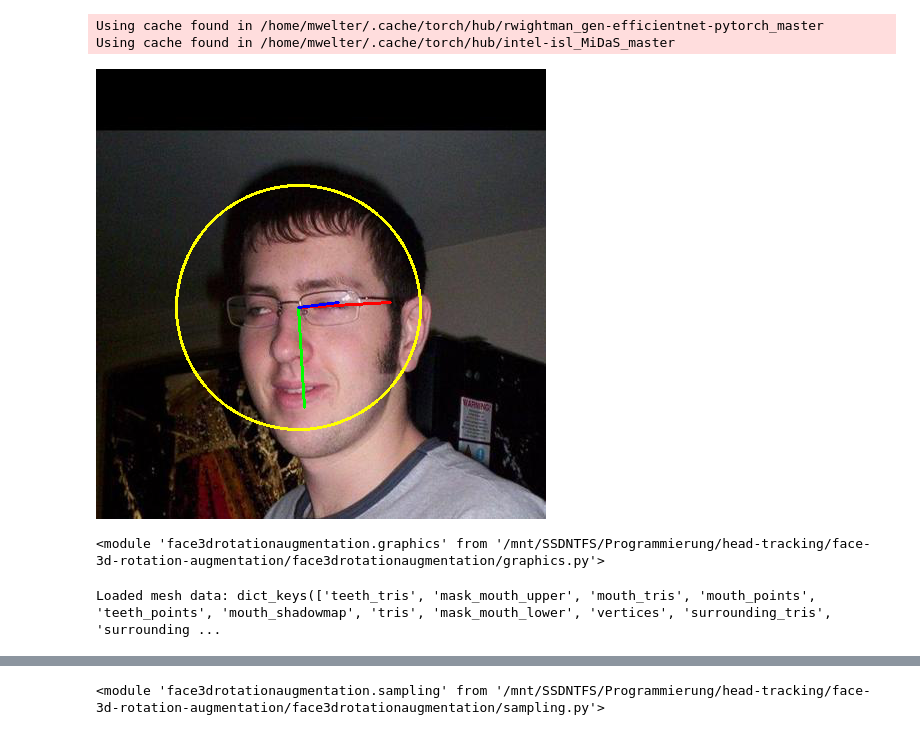
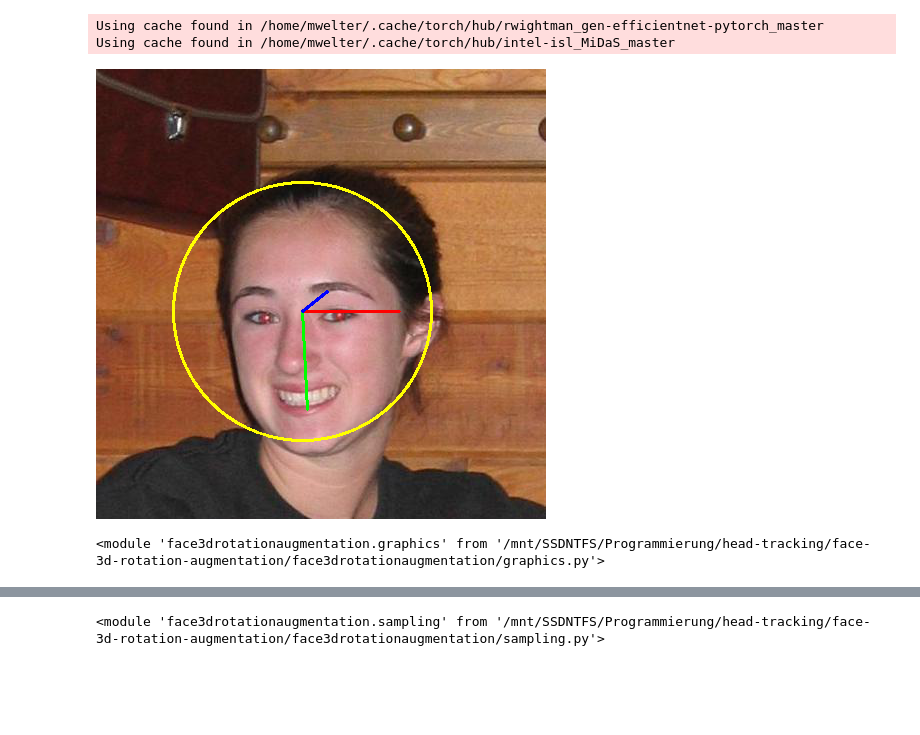
Before and after one commit to DaWelter/face-3d-rotation-augmentation, a Jupyter notebook: demo.ipynb, the cells around one changed output, grey strips where cells are left out. Saved outputs shown, nothing was run; the diff lists cells and outputs as text; code cells hidden in the pictures; blank space fills up the shorter version.

```diff
--- a/demo.ipynb
+++ b/demo.ipynb
@@ -35,12 +35,12 @@ ds300wlp = dataset300wlp.Dataset300WLP(os.path.join(os.environ['DATADIR'],'300W-
 # %%
 %matplotlib inline
 # %%
-sample = ds300wlp[6] # 19, 6, -3
+sample = ds300wlp[17] # 19, 6, -3
 img = sample['image'].copy()
 vis.draw_pose(img, sample, 255, 2)
 display(Image.fromarray(img))
 # %% [output]
-[figure, old version]
+[figure, new version]
 # %%
 reload(graphics)
 # %% [output]
@@ -56,8 +56,6 @@ def launch_pyrender_viewer(sample):
         pyrender.Viewer(scene, viewport_size=(w,h))
 
 launch_pyrender_viewer(sample)
-# %% [output]
-Loaded mesh data: dict_keys(['teeth_tris', 'mask_mouth_upper', 'mouth_tris', 'mouth_points', 'teeth_points', 'mouth_shadowmap', 'tris', 'mask_mouth_lower', 'vertices', 'surrounding_tris', 'surrounding ...
 # %%
 def infer_nice_depth_estimate_from_image(sample):
     depth_estimate = depthestimation.inference(sample['image'])
```
Also changed, not shown: parts of 5 cells of this notebook, 4 other files.
